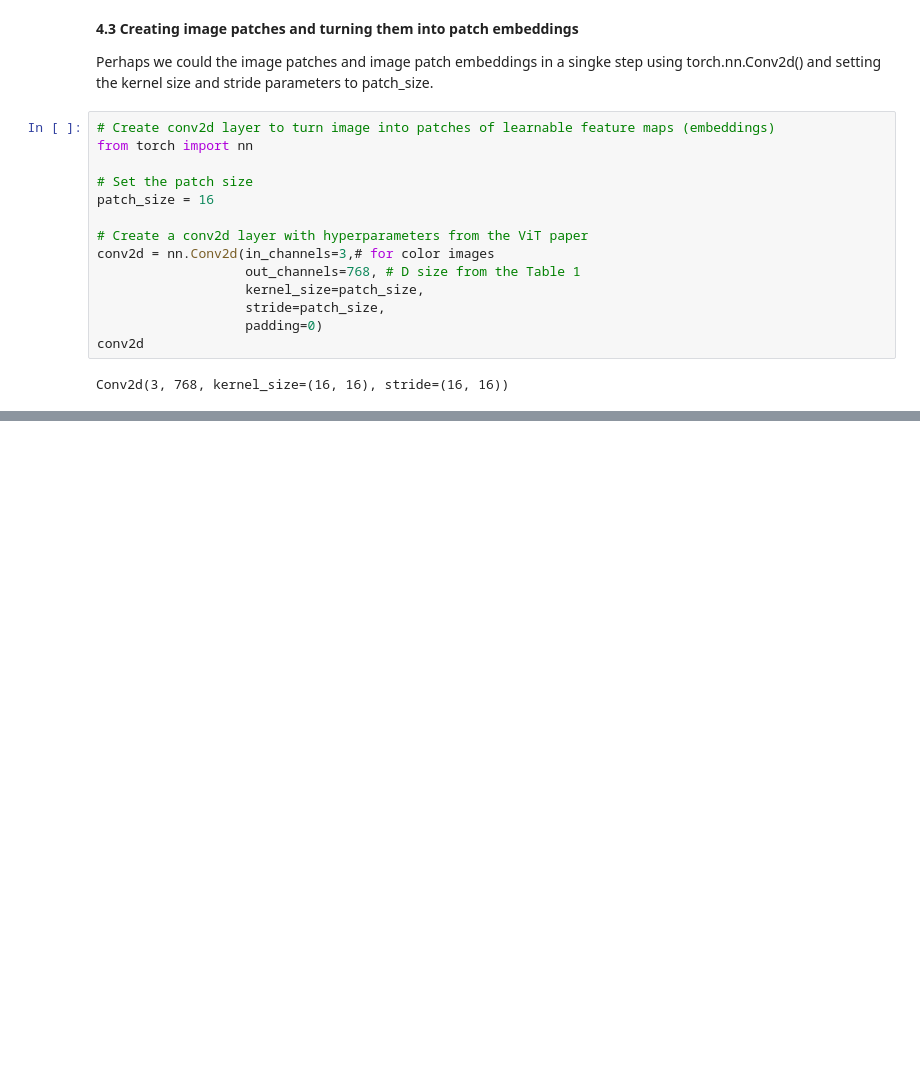
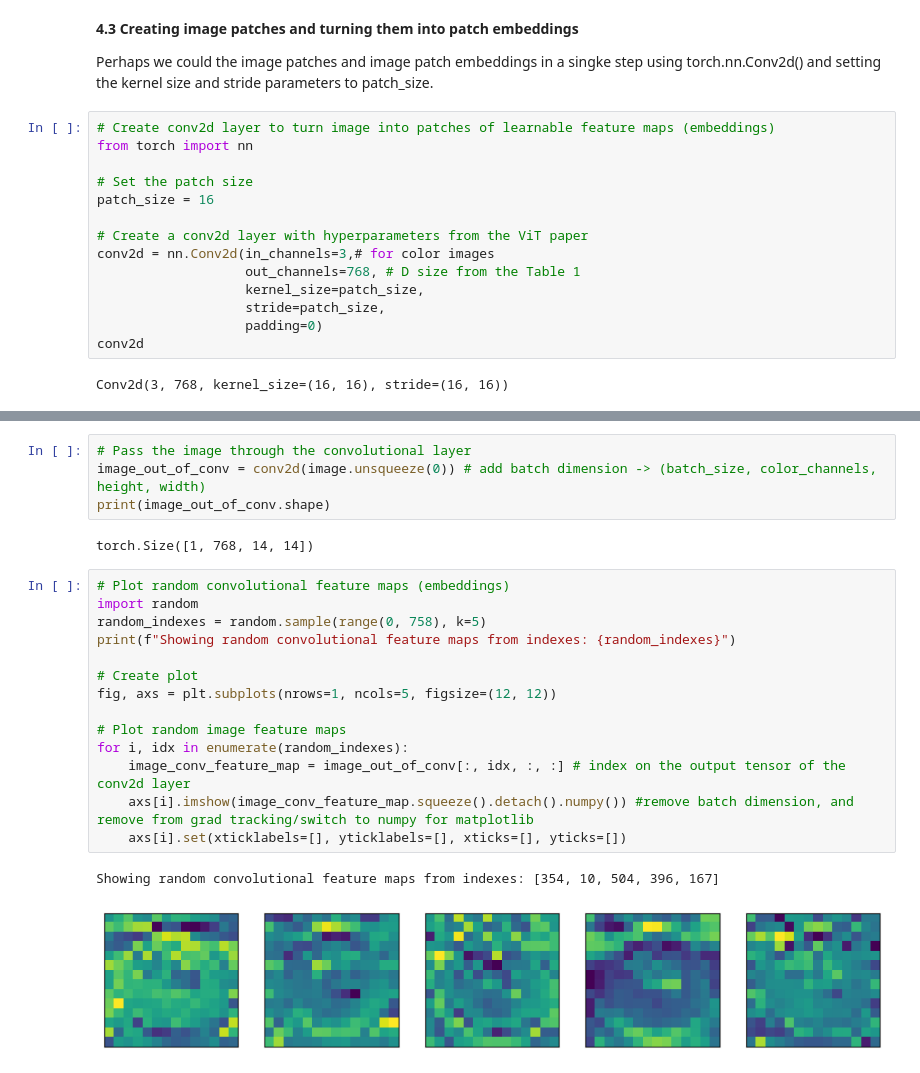
Before and after one commit to shivabasnet85/learning-pytorch-journey, a Jupyter notebook: Copy_of_08_pytorch_paper_replicating.ipynb, the cells around one changed output, grey strips where cells are left out. Cells and saved outputs as stored; diff of their text form; blank space fills up the shorter version.

```diff
--- a/Copy_of_08_pytorch_paper_replicating.ipynb
+++ b/Copy_of_08_pytorch_paper_replicating.ipynb
@@ -437,0 +438,23 @@ plt.axis(False)
+# %%
+# Pass the image through the convolutional layer
+image_out_of_conv = conv2d(image.unsqueeze(0)) # add batch dimension -> (batch_size, color_channels, height, width)
+print(image_out_of_conv.shape)
+# %% [output]
+torch.Size([1, 768, 14, 14])
+# %%
+# Plot random convolutional feature maps (embeddings)
+import random
+random_indexes = random.sample(range(0, 758), k=5)
+print(f"Showing random convolutional feature maps from indexes: {random_indexes}")
+
+# Create plot
+fig, axs = plt.subplots(nrows=1, ncols=5, figsize=(12, 12))
+
+# Plot random image feature maps
+for i, idx in enumerate(random_indexes):
+    image_conv_feature_map = image_out_of_conv[:, idx, :, :] # index on the output tensor of the conv2d layer
+    axs[i].imshow(image_conv_feature_map.squeeze().detach().numpy()) #remove batch dimension, and remove from grad tracking/switch to numpy for matplotlib
+    axs[i].set(xticklabels=[], yticklabels=[], xticks=[], yticks=[])
+# %% [output]
+Showing random convolutional feature maps from indexes: [354, 10, 504, 396, 167]
+[figure, added]
```
Also changed, not shown: parts of 13 cells of this notebook.
